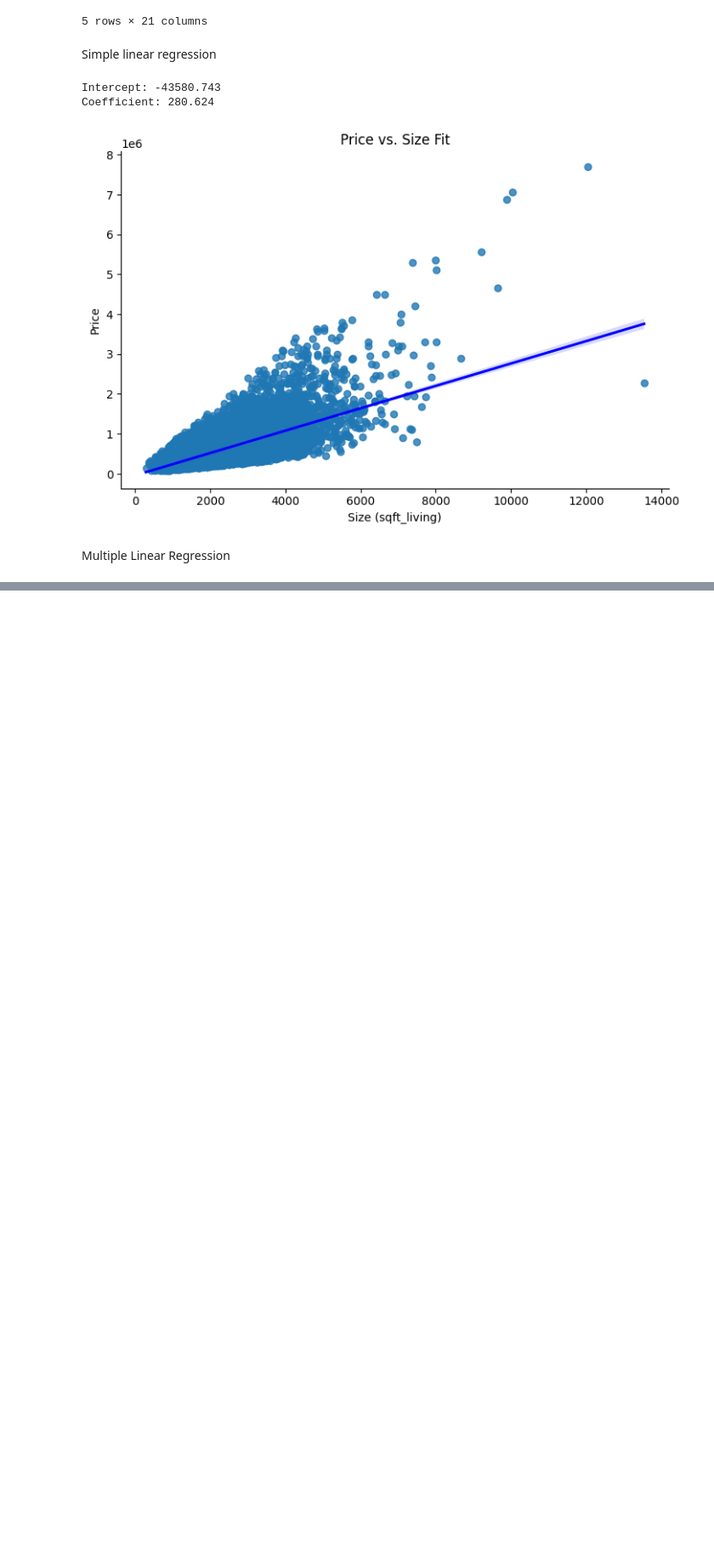
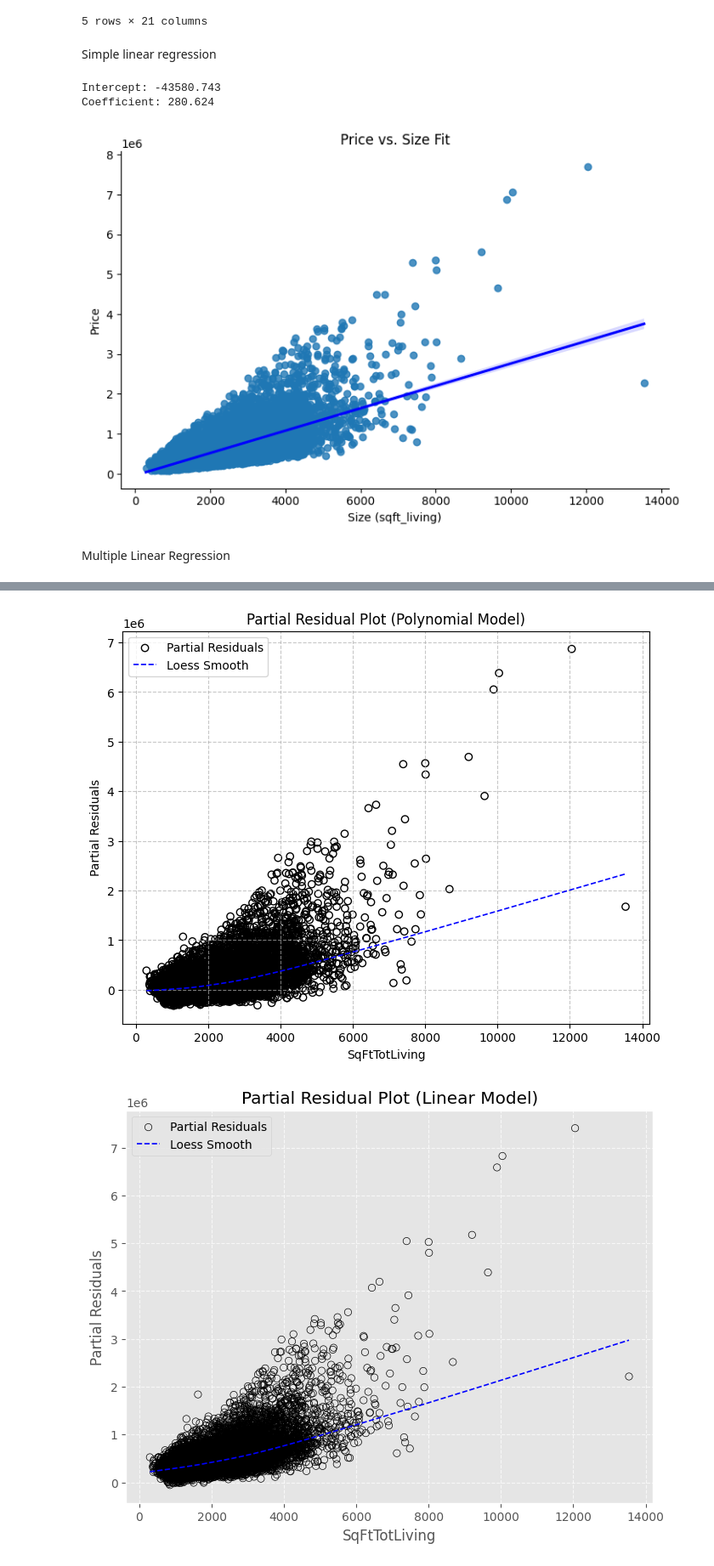
Before and after one commit to prageethmadhu/advanced-regression-kc, a Jupyter notebook: python_sccript.ipynb, the cells around one changed output, grey strips where cells are left out. Shown at 85% size. Cells and saved outputs as stored; diff of their text form; code cells hidden in the pictures; blank space fills up the shorter version.

```diff
--- a/python_sccript.ipynb
+++ b/python_sccript.ipynb
@@ -155,0 +240,59 @@ Coefficients:
+# %%
+import pandas as pd
+import numpy as np
+import matplotlib.pyplot as plt
+import seaborn as sns
+import statsmodels.formula.api as smf
+from statsmodels.stats.outliers_influence import OLSInfluence
+
+# Assuming 'house_df' is your dataset (replace with actual data loading if needed)
+# Example: house_df = pd.read_csv('your_data.csv')
+# For demonstration, I'll assume a DataFrame 'house_df' with the required columns
+
+# 1. Polynomial Regression Model (Quadratic)
+formula_poly = 'price ~ sqft_living + I(sqft_living**2) + sqft_lot + bathrooms + bedrooms + grade'
+model_poly = smf.ols(formula=formula_poly, data=house_df).fit()
+
+# Calculate partial residuals for 'sqft_living' (inspired by page 185)
+terms_poly = model_poly.predict(house_df)  # Predicted values using the original DataFrame
+residuals_poly = model_poly.resid  # Ordinary residuals
+partial_residuals_poly = residuals_poly + model_poly.params['sqft_living'] * house_df['sqft_living'] + \
+                        model_poly.params['I(sqft_living ** 2)'] * (house_df['sqft_living']**2)
+
+# Create the partial residual plot for polynomial model
+plt.figure(figsize=(8, 6))
+plt.scatter(house_df['sqft_living'], partial_residuals_poly, color='black', marker='o', facecolors='none', label='Partial Residuals')
+sns.regplot(x=house_df['sqft_living'], y=partial_residuals_poly, lowess=True, scatter=False, color='blue',
+            line_kws={'linestyle': '--', 'linewidth': 1.2}, label='Loess Smooth')
+plt.xlabel('SqFtTotLiving')
+plt.ylabel('Partial Residuals')
+plt.title('Partial Residual Plot (Polynomial Model)')
+plt.legend()
+plt.grid(True, linestyle='--', alpha=0.7)
+plt.style.use('ggplot')  # Changed to 'ggplot' for a cleaner look similar to theme_minimal()
+plt.show()
+
+# 2. Linear Regression Model (No Polynomial)
+formula_linear = 'price ~ sqft_living + sqft_lot + bathrooms + bedrooms + grade'
+model_linear = smf.ols(formula=formula_linear, data=house_df).fit()
+
+# Calculate partial residuals for 'sqft_living'
+terms_linear = model_linear.predict(house_df)  # Predicted values using the original DataFrame
+residuals_linear = model_linear.resid  # Ordinary residuals
+partial_residuals_linear = residuals_linear + model_linear.params['sqft_living'] * house_df['sqft_living']
+
+# Create the partial residual plot for linear model
+plt.figure(figsize=(8, 6))
+plt.scatter(house_df['sqft_living'], partial_residuals_linear, color='black', marker='o', facecolors='none', label='Partial Residuals')
+sns.regplot(x=house_df['sqft_living'], y=partial_residuals_linear, lowess=True, scatter=False, color='blue',
+            line_kws={'linestyle': '--', 'linewidth': 1.2}, label='Loess Smooth')
+plt.xlabel('SqFtTotLiving')
+plt.ylabel('Partial Residuals')
+plt.title('Partial Residual Plot (Linear Model)')
+plt.legend()
+plt.grid(True, linestyle='--', alpha=0.7)
+plt.style.use('ggplot')  # Changed to 'ggplot' for a cleaner look
+plt.show()
+# %% [output]
+[figure, added]
+[figure, added]
```
Also changed, not shown: parts of 16 cells of this notebook, 8 other files.
